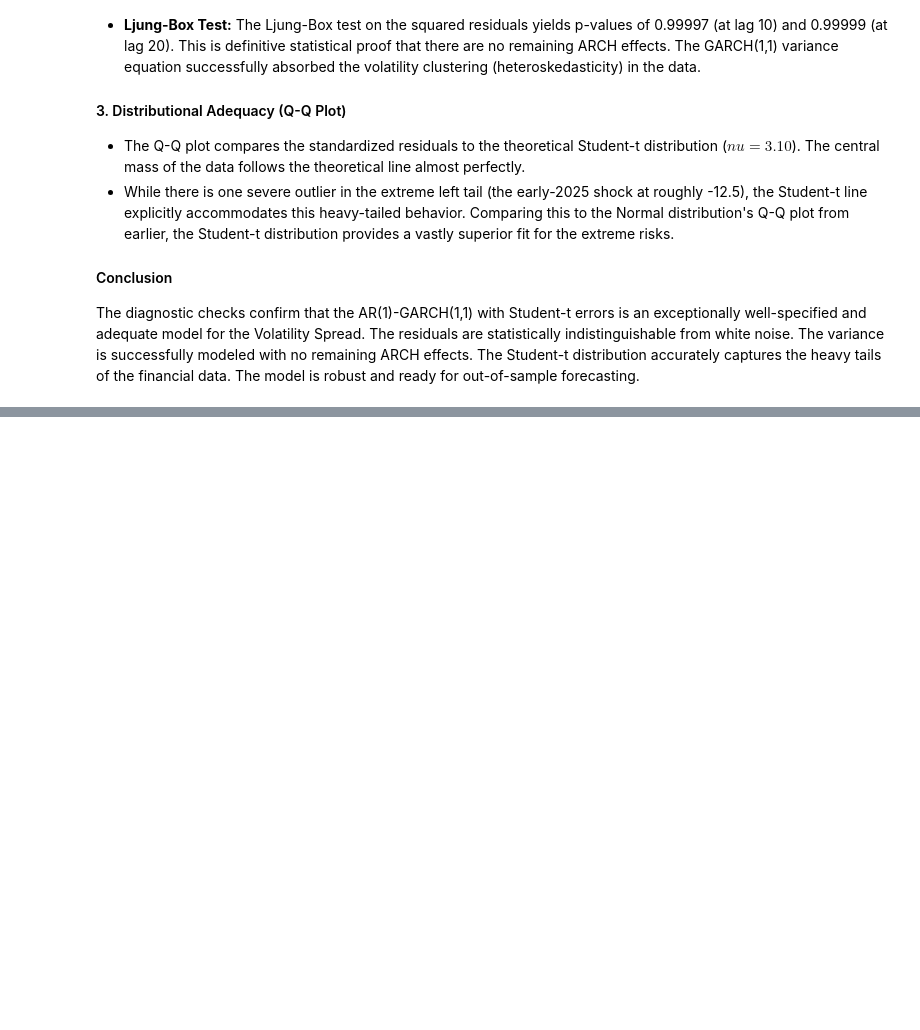
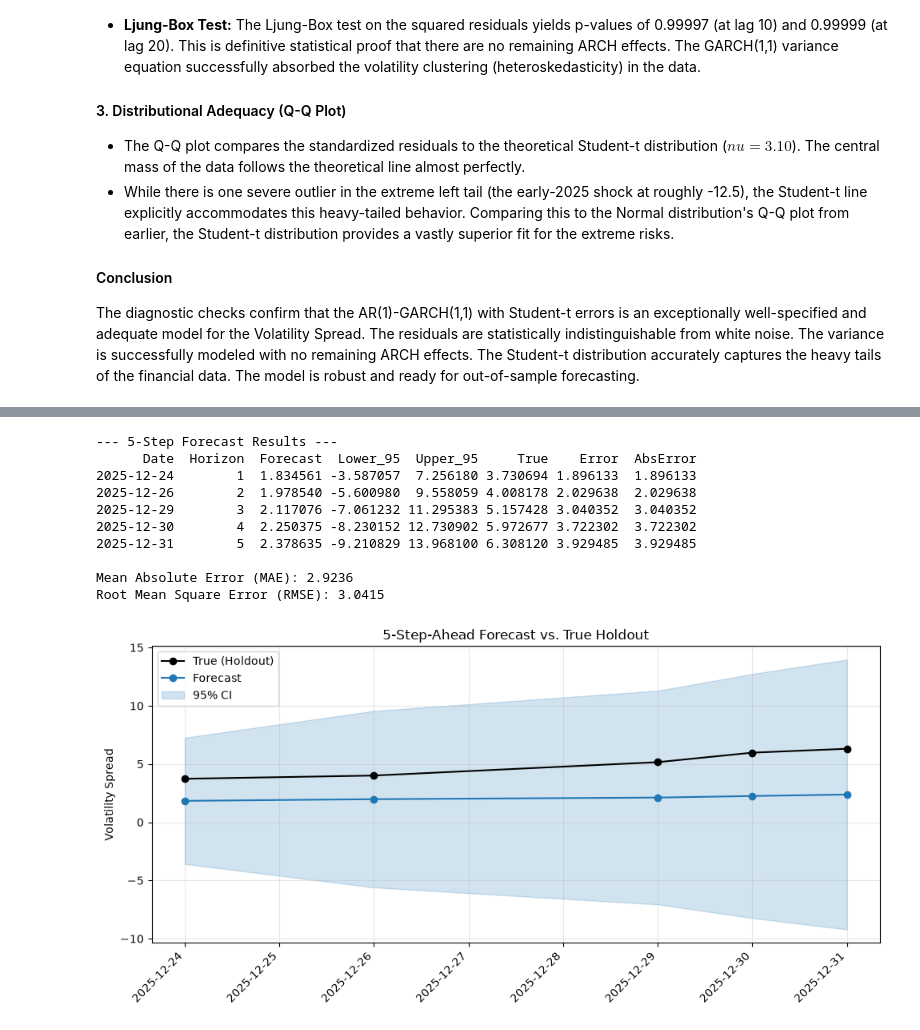
Before and after one commit to AnsonLai211104/STAT4601-Project, a Jupyter notebook: notebooks/Phase_2.ipynb, the cells around one changed output, grey strips where cells are left out. Drawn from its saved outputs; the diff is of its cells as text; code cells hidden in the pictures; blank space fills up the shorter version.

Commit message:
Upload forecast result

```diff
--- a/notebooks/Phase_2.ipynb
+++ b/notebooks/Phase_2.ipynb
@@ -2,6 +2,7 @@
 import pandas as pd
 import numpy as np
 import matplotlib.pyplot as plt
+import matplotlib.dates as mdates
 import statsmodels.api as sm
 from statsmodels.tsa.arima.model import ARIMA
 from statsmodels.stats.diagnostic import het_arch
@@ -10,9 +11,12 @@ from statsmodels.stats.diagnostic import acorr_ljungbox
 from arch import arch_model
 import scipy.stats as stats
 from scipy.stats import kurtosis
+from scipy.stats import t
 
 train_df = pd.read_csv('../data/train_data_clean.csv', index_col='Date', parse_dates=True)
 series = train_df['Spread']
+
+test_df = pd.read_csv('../data/test_data_holdout.csv', index_col='Date', parse_dates=True)
 # %%
 fig, axes = plt.subplots(1, 2, figsize=(16, 5))
 plot_acf(series, ax=axes[0], lags=40, title="Autocorrelation Function (ACF) - Spread")
@@ -334,0 +331,75 @@ Phase 2 complete. Model results saved.
+# %%
+
+# 1. Generate 5-step-ahead forecasts using the fitted model
+forecast = fitted_model.forecast(horizon=5, reindex=False)
+
+# Extract the point forecasts (mean) and forecast variance
+mean_fc = forecast.mean.iloc[-1].values
+var_fc = forecast.variance.iloc[-1].values
+
+# 2. Calculate 95% Prediction Intervals using the Student-t distribution
+nu = fitted_model.params['nu']  # Get the estimated degrees of freedom
+se_fc = np.sqrt(var_fc)
+
+# Critical value for the t-distribution at 95% confidence
+t_crit = t.ppf(0.975, nu)
+
+lower_bound = mean_fc - t_crit * se_fc
+upper_bound = mean_fc + t_crit * se_fc
+
+# 3. Create a DataFrame to summarize the results
+fc_df = pd.DataFrame({
+    'Date': test_df.index,
+    'Horizon': np.arange(1, 6),
+    'Forecast': mean_fc,
+    'Lower_95': lower_bound,
+    'Upper_95': upper_bound,
+    'True': test_df['Spread'].values
+})
+
+# 4. Evaluate the Forecast Accuracy
+fc_df['Error'] = fc_df['True'] - fc_df['Forecast']
+fc_df['AbsError'] = fc_df['Error'].abs()
+# Export the results to a CSV file (index=False prevents saving the row numbers)
+fc_df.to_csv('../data/forecast_results.csv', index=False)
+
+print("--- 5-Step Forecast Results ---")
+print(fc_df.to_string(index=False))
+
+mae = fc_df['AbsError'].mean()
+rmse = np.sqrt((fc_df['Error'] ** 2).mean())
+print(f"\nMean Absolute Error (MAE): {mae:.4f}")
+print(f"Root Mean Square Error (RMSE): {rmse:.4f}")
+
+# 5. Plot the forecast against the true holdout values
+fig, ax = plt.subplots(figsize=(10, 5))
+
+ax.plot(fc_df['Date'], fc_df['True'], marker='o', color='black', label='True (Holdout)')
+ax.plot(fc_df['Date'], fc_df['Forecast'], marker='o', color='tab:blue', label='Forecast')
+ax.fill_between(fc_df['Date'], fc_df['Lower_95'], fc_df['Upper_95'],
+                color='tab:blue', alpha=0.2, label='95% CI')
+
+# Format the x-axis to prevent date overlapping
+ax.xaxis.set_major_locator(mdates.DayLocator(interval=1))
+ax.xaxis.set_major_formatter(mdates.DateFormatter('%Y-%m-%d'))
+plt.setp(ax.get_xticklabels(), rotation=45, ha='right')
+
+ax.set_ylabel('Volatility Spread')
+ax.set_title('5-Step-Ahead Forecast vs. True Holdout')
+ax.legend(loc='upper left')
+ax.grid(alpha=0.3)
+
+plt.tight_layout()
+plt.show()
+# %% [output]
+--- 5-Step Forecast Results ---
+      Date  Horizon  Forecast  Lower_95  Upper_95     True    Error  AbsError
+2025-12-24        1  1.834561 -3.587057  7.256180 3.730694 1.896133  1.896133
+2025-12-26        2  1.978540 -5.600980  9.558059 4.008178 2.029638  2.029638
+2025-12-29        3  2.117076 -7.061232 11.295383 5.157428 3.040352  3.040352
+2025-12-30        4  2.250375 -8.230152 12.730902 5.972677 3.722302  3.722302
+2025-12-31        5  2.378635 -9.210829 13.968100 6.308120 3.929485  3.929485
+
+Mean Absolute Error (MAE): 2.9236
+Root Mean Square Error (RMSE): 3.0415
+[figure, added]
```
Also changed, not shown: parts of 4 cells of this notebook, 2 other files.
